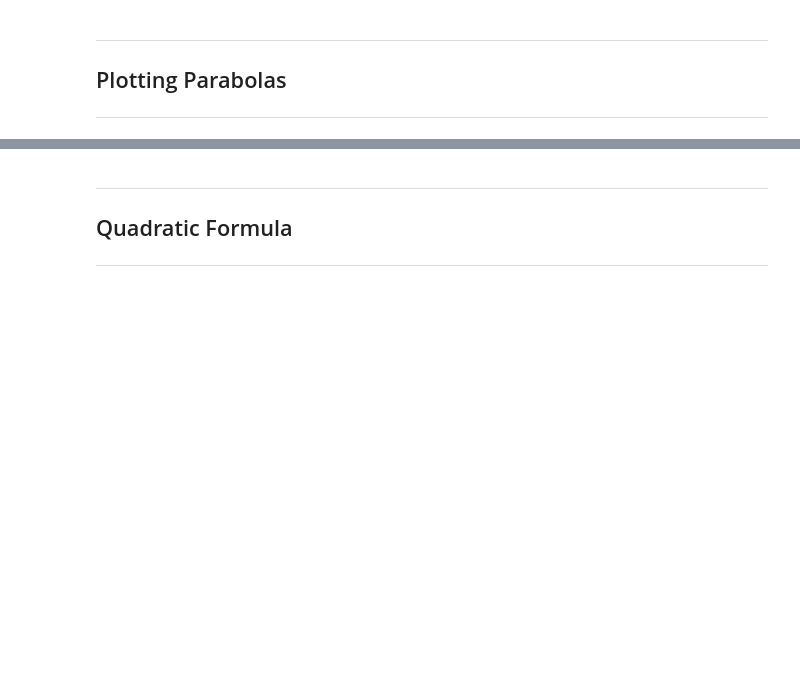
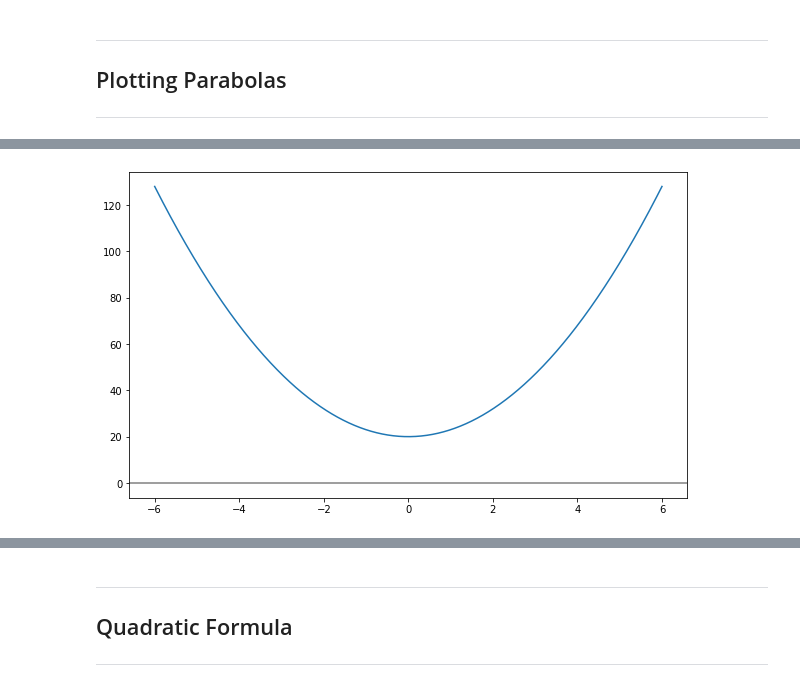
Before and after one commit to DylanMorr/Emerging-Technology-Assessment, a Jupyter notebook: content/Main-Notebooks/fourier-transform.ipynb, the cells around one changed output, grey strips where cells are left out. Saved outputs shown, nothing was run; the diff lists cells and outputs as text; code cells hidden in the pictures; blank space fills up the shorter version.

```diff
--- a/content/Main-Notebooks/fourier-transform.ipynb
+++ b/content/Main-Notebooks/fourier-transform.ipynb
@@ -160,0 +208,14 @@ Ref - https://github.com/ianmcloughlin/2223-S1-emerging-technologies/blob/main/n
+# %%
+# Range of x values.
+x = np.linspace(-6.0, 6.0, 1000)
+
+# Create figure.
+fig, ax = plt.subplots(figsize=(10,6))
+
+# Plot.
+ax.plot(x, 3*x**2 + 20)
+
+# Plot x axis.
+ax.axhline(0.0, color='grey');
+# %% [output]
+[figure, added]
```
Also changed, not shown: parts of 8 cells of this notebook.
